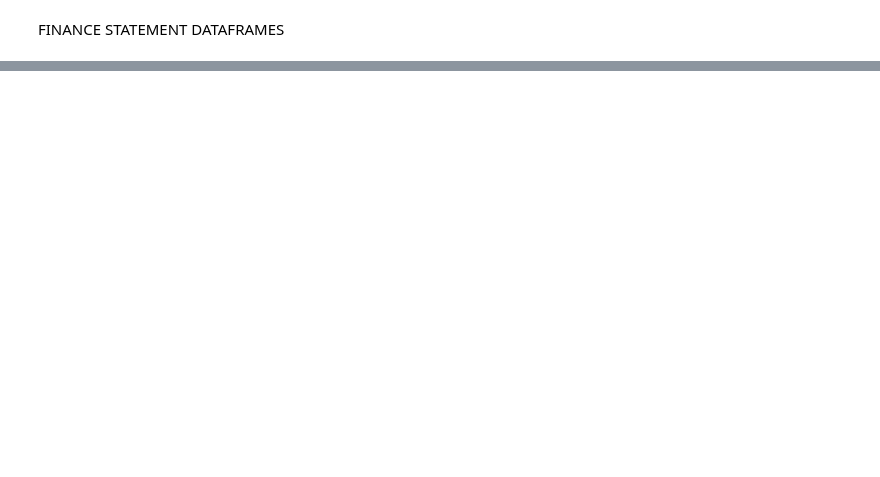
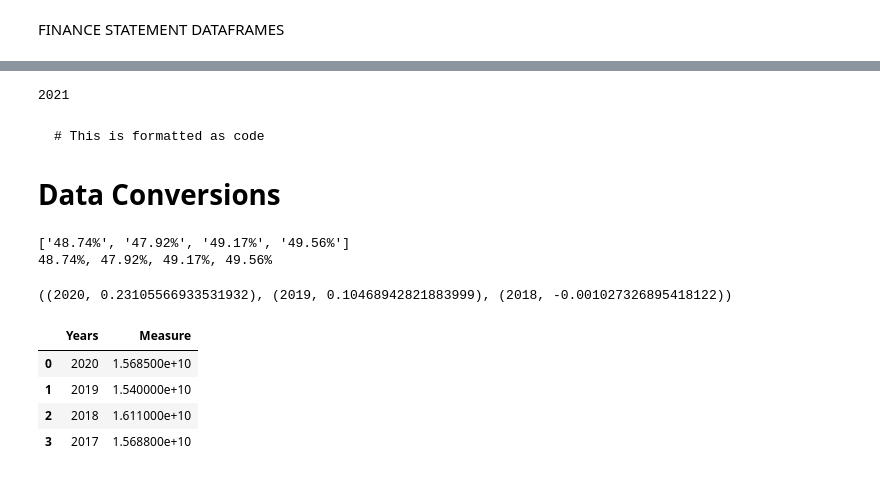
Before and after one commit to jjdub82/....., a Jupyter notebook: Stock_Evaluation.ipynb, the cells around one changed output, grey strips where cells are left out. Cells and saved outputs as stored; diff of their text form; code cells hidden in the pictures; blank space fills up the shorter version.

````diff
--- a/Stock_Evaluation.ipynb
+++ b/Stock_Evaluation.ipynb
@@ -291,0 +271,69 @@ print(Shareholdr_equity_list)
+# %%
+from datetime import date
+today = str(date.today())
+current_year = date.today().year
+print(current_year)
+# %% [output]
+2021
+# %% [markdown]
+
+
+```
+# This is formatted as code
+```
+
+# Data Conversions
+# %%
+current_priceSTR= str(ticker.info['currentPrice'])
+gross_margin_current = f"{gross_margin:.2%}"
+gross_margin_hist = []
+for i in gross_margins_list:
+  gross_margin_hist.append(f"{i:.2%}")
+
+print(gross_margin_hist)
+
+gross_marginSTR= ', '.join(map(str, gross_margin_hist))
+
+print(gross_marginSTR)
+# %% [output]
+['48.74%', '47.92%', '49.17%', '49.56%']
+48.74%, 47.92%, 49.17%, 49.56%
+# %%
+years = [current_year - 1,current_year - 2, current_year - 3,current_year - 4]
+
+def merge(list1, list2):
+
+    merged_list = tuple(zip(list1, list2))
+    return merged_list
+
+# Driver code
+
+gross_margin_tuples = (merge(years, gross_margin_hist))
+SGA_Ratio_tuples = (merge(years,SGA_Ratio))
+research_ratio_tuples = merge(years,research_ratio)
+cashflow_growth = merge(years,cashflow_growth_rate)
+gross_profit_merge = merge(years,gross_profit_list)
+print(cashflow_growth)
+# %% [output]
+((2020, 0.23105566933531932), (2019, 0.10468942821883999), (2018, -0.001027326895418122))
+# %%
+# create DataFrame using data
+def tuples_to_df(tuple):
+  new_df = pd.DataFrame(tuple, columns =['Years', 'Measure'])
+  return new_df
+
+
+sga_df = tuples_to_df(SGA_Ratio_tuples)
+research_df = tuples_to_df(research_ratio_tuples)
+research_df.Measure = (research_df.Measure * 100).round(decimals=2)
+gross_margin_df = tuples_to_df(gross_margin_tuples)
+cashflow_growth_df = tuples_to_df(cashflow_growth).round(decimals=2)
+grossprofit_df = tuples_to_df(gross_profit_merge).round(decimals=2)
+
+grossprofit_df
+# %% [output]
+|  | Years | Measure |
+| 0 | 2020 | 1.568500e+10 |
+| 1 | 2019 | 1.540000e+10 |
+| 2 | 2018 | 1.611000e+10 |
+| 3 | 2017 | 1.568800e+10 |
````
Also changed, not shown: parts of 41 cells of this notebook.
